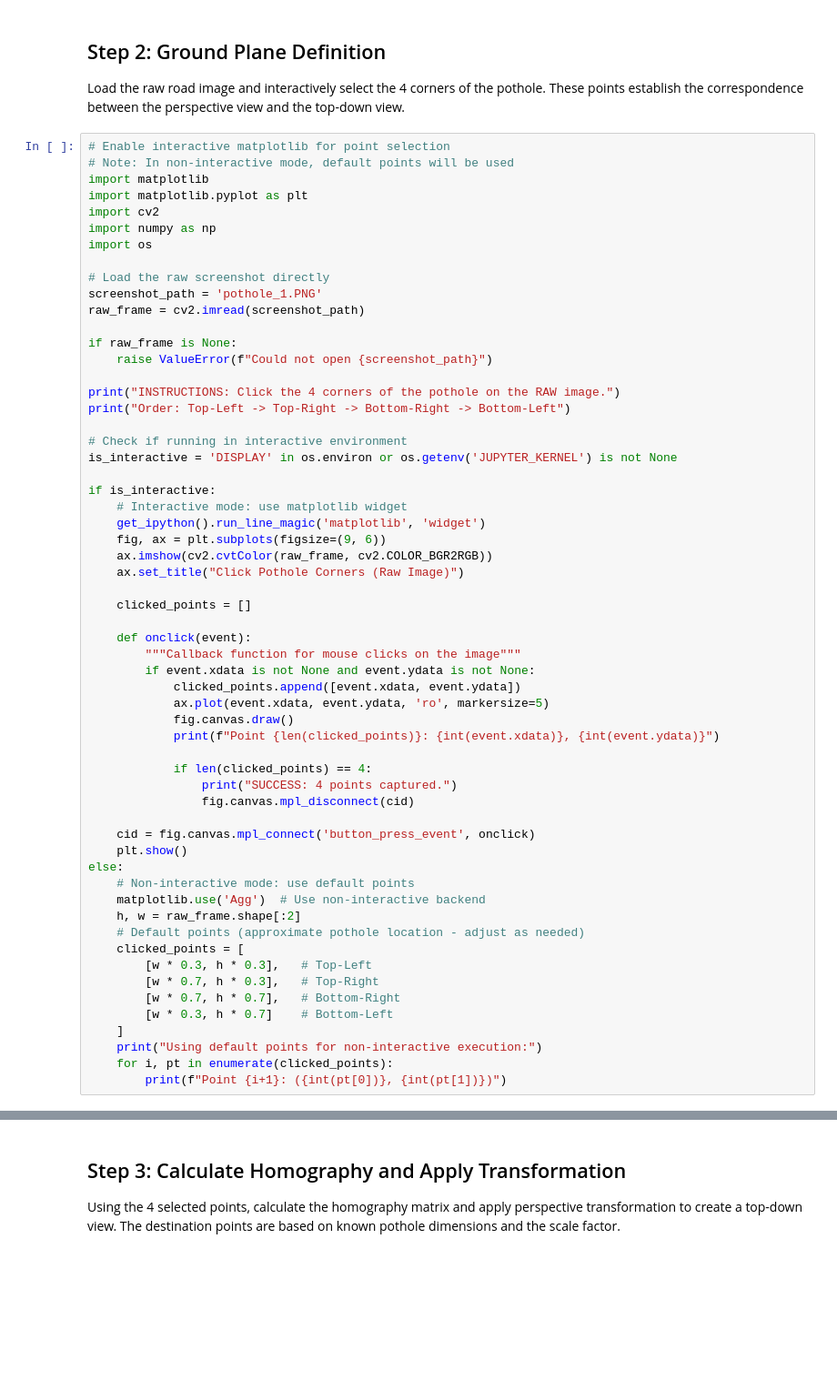
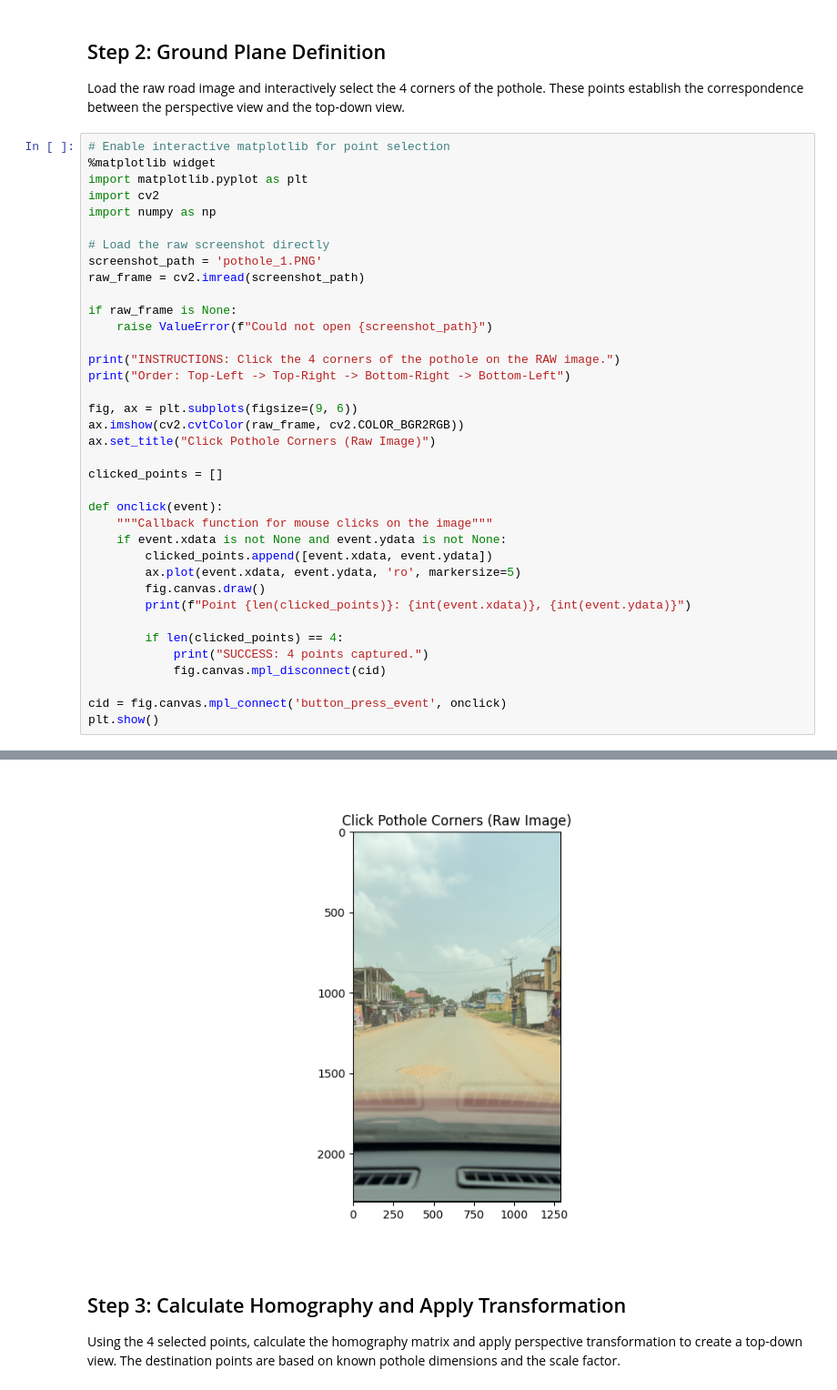
Before and after one commit to gotg-cv/prosit-1, a Jupyter notebook: sprint1_homography.ipynb, the cells around one changed output, grey strips where cells are left out. Shown at 91% size. Drawn from its saved outputs; the diff is of its cells as text; blank space fills up the shorter version.

```diff
--- a/sprint1_homography.ipynb
+++ b/sprint1_homography.ipynb
@@ -44,12 +44,10 @@ SCALE_FACTOR = 10.0
 Load the raw road image and interactively select the 4 corners of the pothole. These points establish the correspondence between the perspective view and the top-down view.
 # %%
 # Enable interactive matplotlib for point selection
-# Note: In non-interactive mode, default points will be used
-import matplotlib
+%matplotlib widget
 import matplotlib.pyplot as plt
 import cv2
 import numpy as np
-import os
 
 # Load the raw screenshot directly
 screenshot_path = 'pothole_1.PNG'
@@ -61,46 +59,26 @@ if raw_frame is None:
 print("INSTRUCTIONS: Click the 4 corners of the pothole on the RAW image.")
 print("Order: Top-Left -> Top-Right -> Bottom-Right -> Bottom-Left")
 
-# Check if running in interactive environment
-is_interactive = 'DISPLAY' in os.environ or os.getenv('JUPYTER_KERNEL') is not None
+fig, ax = plt.subplots(figsize=(9, 6))
+ax.imshow(cv2.cvtColor(raw_frame, cv2.COLOR_BGR2RGB))
+ax.set_title("Click Pothole Corners (Raw Image)")
 
-if is_interactive:
-    # Interactive mode: use matplotlib widget
-    get_ipython().run_line_magic('matplotlib', 'widget')
-    fig, ax = plt.subplots(figsize=(9, 6))
-    ax.imshow(cv2.cvtColor(raw_frame, cv2.COLOR_BGR2RGB))
-    ax.set_title("Click Pothole Corners (Raw Image)")
+clicked_points = []
 
-    clicked_points = []
+def onclick(event):
+    """Callback function for mouse clicks on the image"""
+    if event.xdata is not None and event.ydata is not None:
+        clicked_points.append([event.xdata, event.ydata])
+        ax.plot(event.xdata, event.ydata, 'ro', markersize=5)
+        fig.canvas.draw()
+        print(f"Point {len(clicked_points)}: {int(event.xdata)}, {int(event.ydata)}")
 
-    def onclick(event):
-        """Callback function for mouse clicks on the image"""
-        if event.xdata is not None and event.ydata is not None:
-            clicked_points.append([event.xdata, event.ydata])
-            ax.plot(event.xdata, event.ydata, 'ro', markersize=5)
-            fig.canvas.draw()
-            print(f"Point {len(clicked_points)}: {int(event.xdata)}, {int(event.ydata)}")
+        if len(clicked_points) == 4:
+            print("SUCCESS: 4 points captured.")
+            fig.canvas.mpl_disconnect(cid)
 
-            if len(clicked_points) == 4:
-                print("SUCCESS: 4 points captured.")
-                fig.canvas.mpl_disconnect(cid)
-
-    cid = fig.canvas.mpl_connect('button_press_event', onclick)
-    plt.show()
-else:
-    # Non-interactive mode: use default points
-    matplotlib.use('Agg')  # Use non-interactive backend
-    h, w = raw_frame.shape[:2]
-    # Default points (approximate pothole location - adjust as needed)
-    clicked_points = [
-        [w * 0.3, h * 0.3],   # Top-Left
-        [w * 0.7, h * 0.3],   # Top-Right
-        [w * 0.7, h * 0.7],   # Bottom-Right
-        [w * 0.3, h * 0.7]    # Bottom-Left
-    ]
-    print("Using default points for non-interactive execution:")
-    for i, pt in enumerate(clicked_points):
-        print(f"Point {i+1}: ({int(pt[0])}, {int(pt[1])})")
+cid = fig.canvas.mpl_connect('button_press_event', onclick)
+plt.show()
 # %% [output]
 INSTRUCTIONS: Click the 4 corners of the pothole on the RAW image.
 Order: Top-Left -> Top-Right -> Bottom-Right -> Bottom-Left
@@ -112,3 +85,4 @@ Point 4: (386, 1608)
+[figure, added]
 # %% [markdown]
 ## Step 3: Calculate Homography and Apply Transformation
 
```
Also changed, not shown: parts of 1 cell of this notebook, 7 other files.
